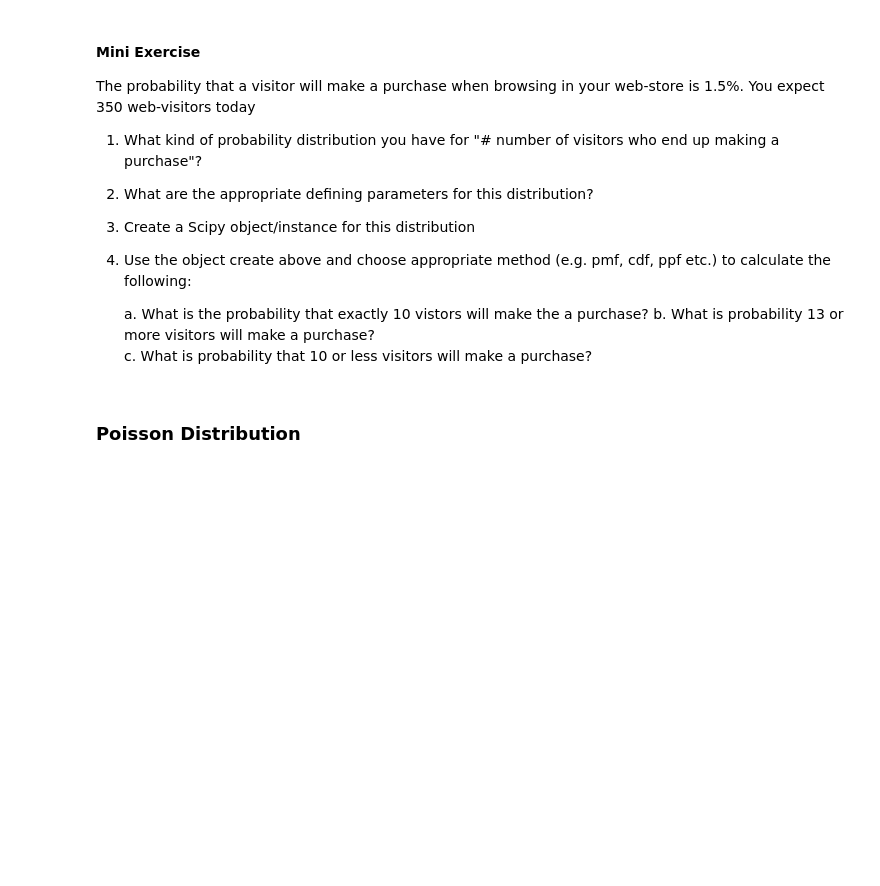
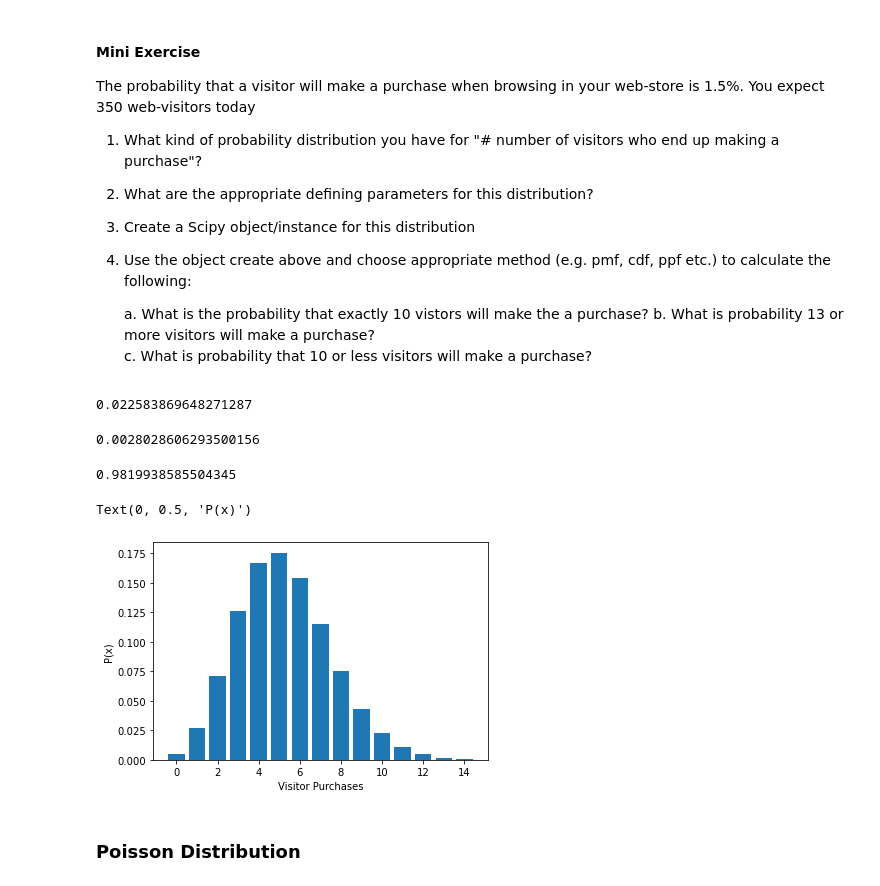
Before and after one commit to annah-vu/statistics-exercises, a Jupyter notebook: probability_distributions_lesson.ipynb, the cells around one changed output. Cells and saved outputs as stored; diff of their text form; code cells hidden in the pictures; blank space fills up the shorter version.

```diff
--- a/probability_distributions_lesson.ipynb
+++ b/probability_distributions_lesson.ipynb
@@ -306,6 +426,38 @@ The probability that a visitor will make a purchase when browsing in your web-st
      a. What is the probability that exactly 10 vistors will make the a purchase?
      b. What is probability 13 or more visitors will make a purchase?
      c. What is probability that 10 or less visitors will make a purchase?
+# %%
+#1.) bimodal
+#2.)
+n_trials = 350
+p = .015
+
+#3.)
+purchase = stats.binom(n_trials,p)
+
+#4a.) exactly 10 will make a purchase
+purchase.pmf(10)
+# %% [output]
+0.022583869648271287
+# %%
+#4b.) 13 or more will make a purchase
+purchase.sf(12)
+# %% [output]
+0.0028028606293500156
+# %%
+#4c.) 10 or less make a purchase
+purchase.cdf(10)
+# %% [output]
+0.9819938585504345
+# %%
+x = np.arange(0,15)
+y= purchase.pmf(x)
+plt.bar(x,y)
+plt.xlabel('Visitor Purchases')
+plt.ylabel('P(x)')
+# %% [output]
+Text(0, 0.5, 'P(x)')
+[figure, added]
 # %% [markdown]
 ### Poisson Distribution
 # %% [markdown]
```
Also changed, not shown: parts of 25 cells of this notebook.
